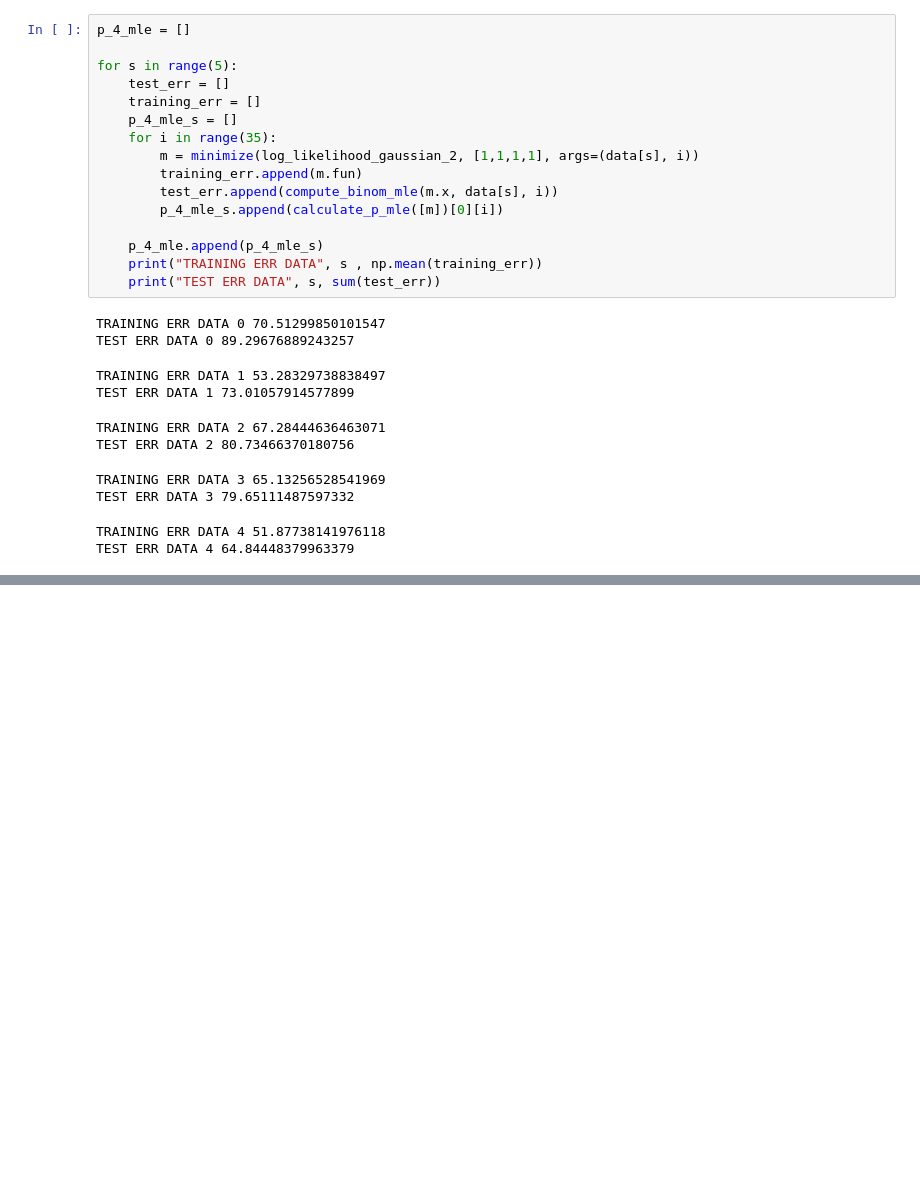
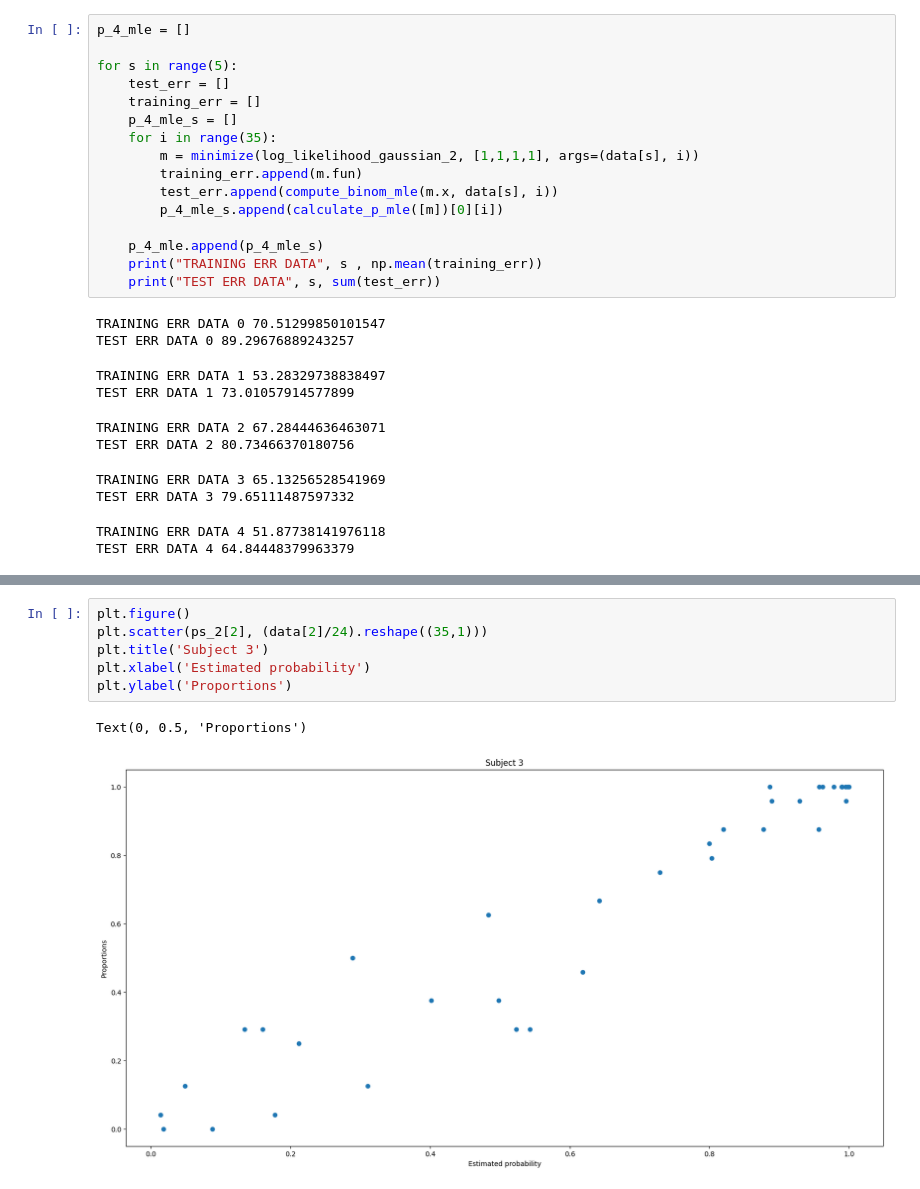
Before and after one commit to s180820/CogMod3, a Jupyter notebook: Part_2.ipynb, the cells around one changed output, grey strips where cells are left out. Cells and saved outputs as stored; diff of their text form; blank space fills up the shorter version.

```diff
--- a/Part_2.ipynb
+++ b/Part_2.ipynb
@@ -394,0 +528,9 @@ TEST ERR DATA 4 64.84448379963379
+# %%
+plt.figure()
+plt.scatter(ps_2[2], (data[2]/24).reshape((35,1)))
+plt.title('Subject 3')
+plt.xlabel('Estimated probability')
+plt.ylabel('Proportions')
+# %% [output]
+Text(0, 0.5, 'Proportions')
+[figure, added]
```
Also changed, not shown: parts of 14 cells of this notebook.
